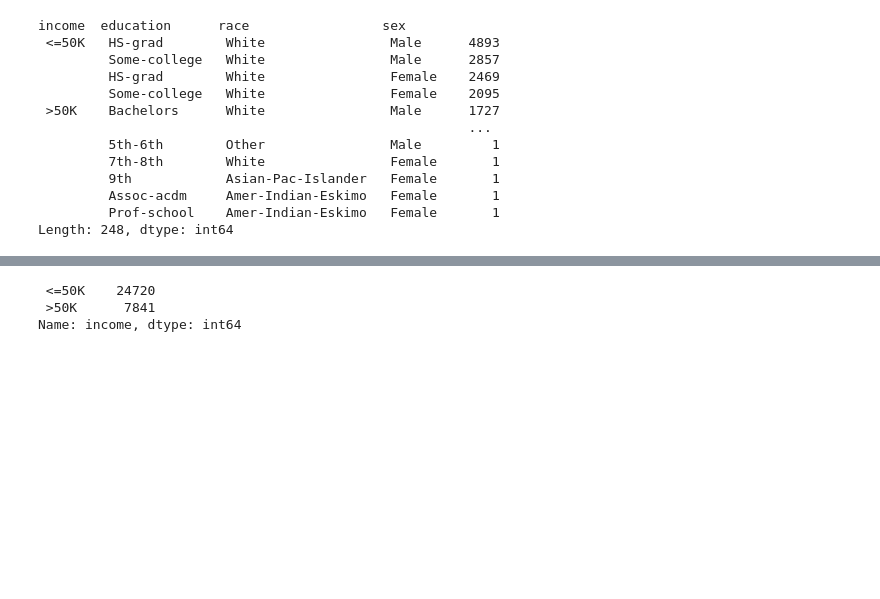
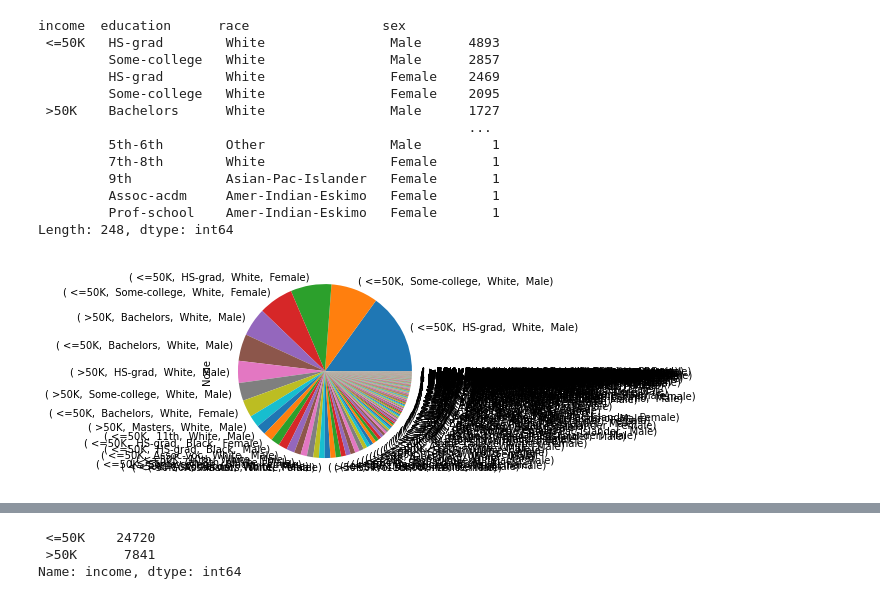
Before and after one commit to StoneHg/IA2, a Jupyter notebook: NAC2 IA.ipynb, the cells around one changed output, grey strips where cells are left out. Saved outputs shown, nothing was run; the diff lists cells and outputs as text; code cells hidden in the pictures; blank space fills up the shorter version.

```diff
--- a/NAC2 IA.ipynb
+++ b/NAC2 IA.ipynb
@@ -65,3 +67,9 @@ income  education      race                 sex
          Assoc-acdm     Amer-Indian-Eskimo   Female       1
          Prof-school    Amer-Indian-Eskimo   Female       1
 Length: 248, dtype: int64
+# %%
+%matplotlib inline
+import matplotlib.pyplot as plt
+data[["income", 'education', 'race', 'sex']].value_counts().plot(kind='pie');
+# %% [output]
+[figure, added]
```
Also changed, not shown: parts of 16 cells of this notebook.
